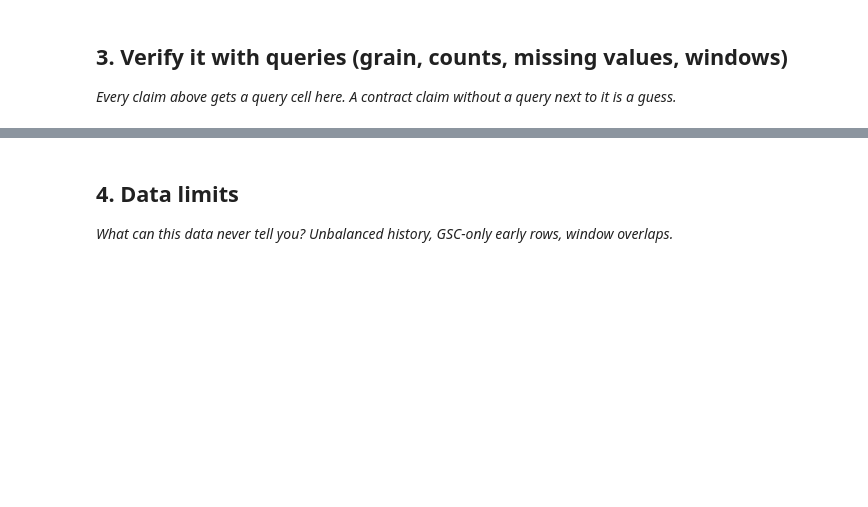
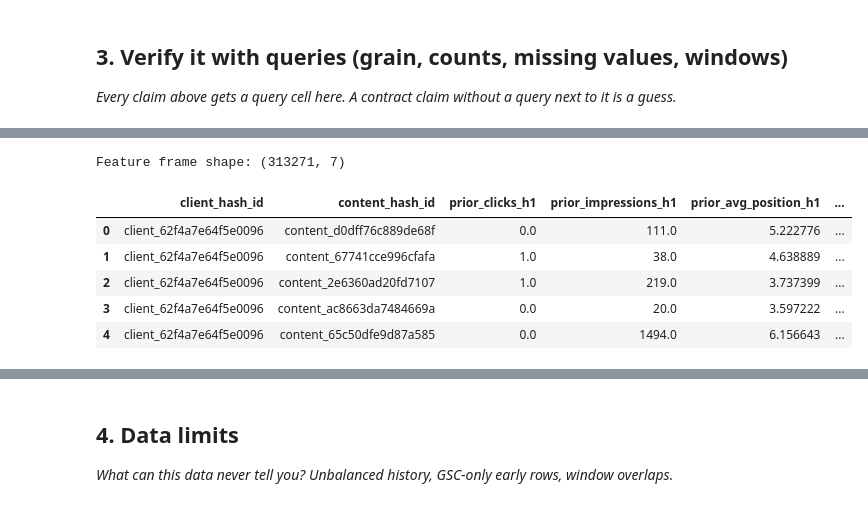
Before and after one commit to mohamedkhaled600/flyrank-internship-ml, a Jupyter notebook: work/notebooks/w03_data_contract.ipynb, the cells around one changed output, grey strips where cells are left out. Drawn from its saved outputs; the diff is of its cells as text; code cells hidden in the pictures; blank space fills up the shorter version.

```diff
--- a/work/notebooks/w03_data_contract.ipynb
+++ b/work/notebooks/w03_data_contract.ipynb
@@ -29,0 +205,30 @@ This skeleton is yours to fill. Work the sections **in order** — each one has
+# %%
+# --- Five-feature frame (content-month aggregate, first-half-of-month only) ---
+features = con.sql(f"""
+    WITH h1 AS (
+        SELECT client_hash_id, content_hash_id,
+               SUM(gsc_clicks)      AS prior_clicks_h1,
+               SUM(gsc_impressions) AS prior_impressions_h1,
+               AVG(gsc_avg_position) AS prior_avg_position_h1
+        FROM read_parquet('{BASE}/{MONTH}')
+        WHERE report_date <= DATE '2026-03-15'
+        GROUP BY client_hash_id, content_hash_id
+    )
+    SELECT h1.*, dc.content_type,
+           DATE '2026-03-15' - dc.content_created_date AS content_age_days_h1_end
+    FROM h1
+    JOIN read_parquet('{BASE}/dim_content.parquet') dc
+        USING (client_hash_id, content_hash_id)
+    WHERE dc.is_deleted = FALSE  -- contract exclusion: no editor action possible on deleted content
+""").df()
+
+print("Feature frame shape:", features.shape)
+features.head()
+# %% [output]
+Feature frame shape: (313271, 7)
+|  | client_hash_id | content_hash_id | prior_clicks_h1 | prior_impressions_h1 | prior_avg_position_h1 | ... |
+| 0 | client_62f4a7e64f5e0096 | content_d0dff76c889de68f | 0.0 | 111.0 | 5.222776 | ... |
+| 1 | client_62f4a7e64f5e0096 | content_67741cce996cfafa | 1.0 | 38.0 | 4.638889 | ... |
+| 2 | client_62f4a7e64f5e0096 | content_2e6360ad20fd7107 | 1.0 | 219.0 | 3.737399 | ... |
+| 3 | client_62f4a7e64f5e0096 | content_ac8663da7484669a | 0.0 | 20.0 | 3.597222 | ... |
+| 4 | client_62f4a7e64f5e0096 | content_65c50dfe9d87a585 | 0.0 | 1494.0 | 6.156643 | ... |
```
Also changed, not shown: parts of 14 cells of this notebook.
